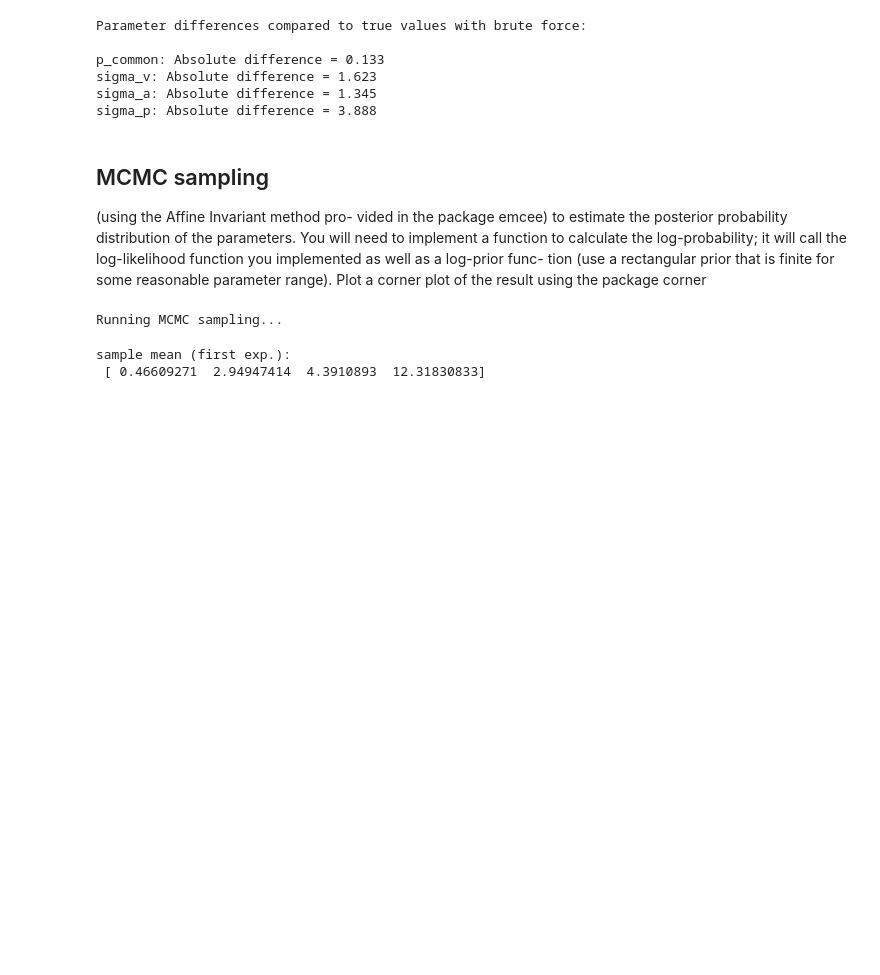
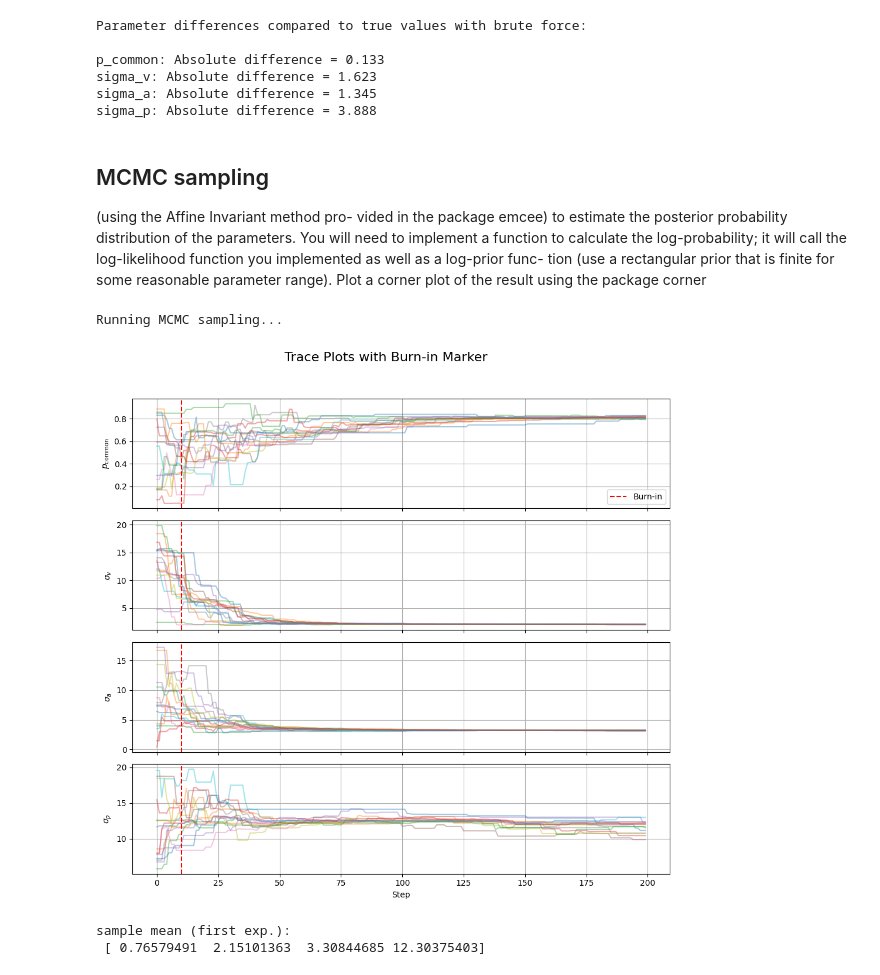
Before and after one commit to Anina2407/Causal-Inference-in-Multisensory-Perception, a Jupyter notebook: msi_anina.ipynb, the cells around one changed output. Saved outputs shown, nothing was run; the diff lists cells and outputs as text; code cells hidden in the pictures; blank space fills up the shorter version.

```diff
--- a/msi_anina.ipynb
+++ b/msi_anina.ipynb
@@ -1040,25 +1040,26 @@ def log_posterior(theta, data_exp):
 # %%
 import emcee
 import corner
-ndim = 4  # 4parameter: p_common, sigma_v, sigma_a, sigma_p
-nwalkers = 15  # number of parallel chains; nwalkers >= 2*ndim
+
+def MCMC_sampler(log_posterior, data_exp):
+    ndim = 4  # 4 parameter: p_common, sigma_v, sigma_a, sigma_p
+    nwalkers = 15  # number of parallel chains; nwalkers >= 2*ndim
 # independent random samples for each walker, ensuring they all start in slightly differen locations in parameter space
-p_common_init = np.random.uniform(1e-5, 1.0, size=(nwalkers, 1))       # p_common ∈ (0, 1)
-sigmas_init   = np.random.uniform(1e-5, 20.0, size=(nwalkers, 3))      # sigma_v, sigma_a, sigma_p ∈ (0, 20)
-initial_positions = np.hstack([p_common_init, sigmas_init])
-nsteps = 100 #for fast test
-#nsteps = 2000
+    p_common_init = np.random.uniform(1e-5, 1.0, size=(nwalkers, 1))       # p_common ∈ (0, 1)
+    sigmas_init   = np.random.uniform(1e-5, 20.0, size=(nwalkers, 3))      # sigma_v, sigma_a, sigma_p ∈ (0, 20)
+    initial_positions = np.hstack([p_common_init, sigmas_init])
+    nsteps = 200 #for fast test
+    #nsteps = 2000 #realistic
 
-sampler = emcee.EnsembleSampler(nwalkers, ndim, log_posterior, args=[data_exp])
-print("Running MCMC sampling...")
-sampler.run_mcmc(initial_positions, nsteps, progress=True)
-#discarc (skip caused by burn-in)
-#thin to reduce autocorrelation (keeping only every k-th sample.)
-samples = sampler.get_chain(discard=10, thin=1, flat=True)
-np.savez('MCMC_sample.npz', samples=samples)
-samples_mean = np.mean(samples,axis=0)
-print('sample mean (first exp.):\n', samples_mean)
+    sampler = emcee.EnsembleSampler(nwalkers, ndim, log_posterior, args=[data_exp])
+    print("Running MCMC sampling...")
+    sampler.run_mcmc(initial_positions, nsteps, progress=True)
+    #discarc (skip caused by burn-in)
+    #thin to reduce autocorrelation (keeping only every k-th sample.)
+    discard = 40 #for fast test
+    thin = 1 # for fast test
+    #discard = 100 #realistic
+    #thin = 5 #realistic
+
+    samples = sampler.get_chain(discard=discard, thin=thin, flat=True)
+    return samples, sampler
-# %% [output]
-Running MCMC sampling...
-sample mean (first exp.):
- [ 0.46609271  2.94947414  4.3910893  12.31830833]
@@ -1064,0 +1090,9 @@ sample mean (first exp.):
+# %%
+samples, sampler = MCMC_sampler(log_posterior=log_posterior, data_exp=data_exp)
+np.savez('MCMC_sample.npz', samples=samples)
+param_names = [r"$p_{\rm common}$", r"$\sigma_v$", r"$\sigma_a$", r"$\sigma_p$"]
+# %% [output]
+Running MCMC sampling...
+[figure, added]
+sample mean (first exp.):
+ [ 0.76579491  2.15101363  3.30844685 12.30375403]
```
Also changed, not shown: parts of 10 cells of this notebook, 1 other file.
